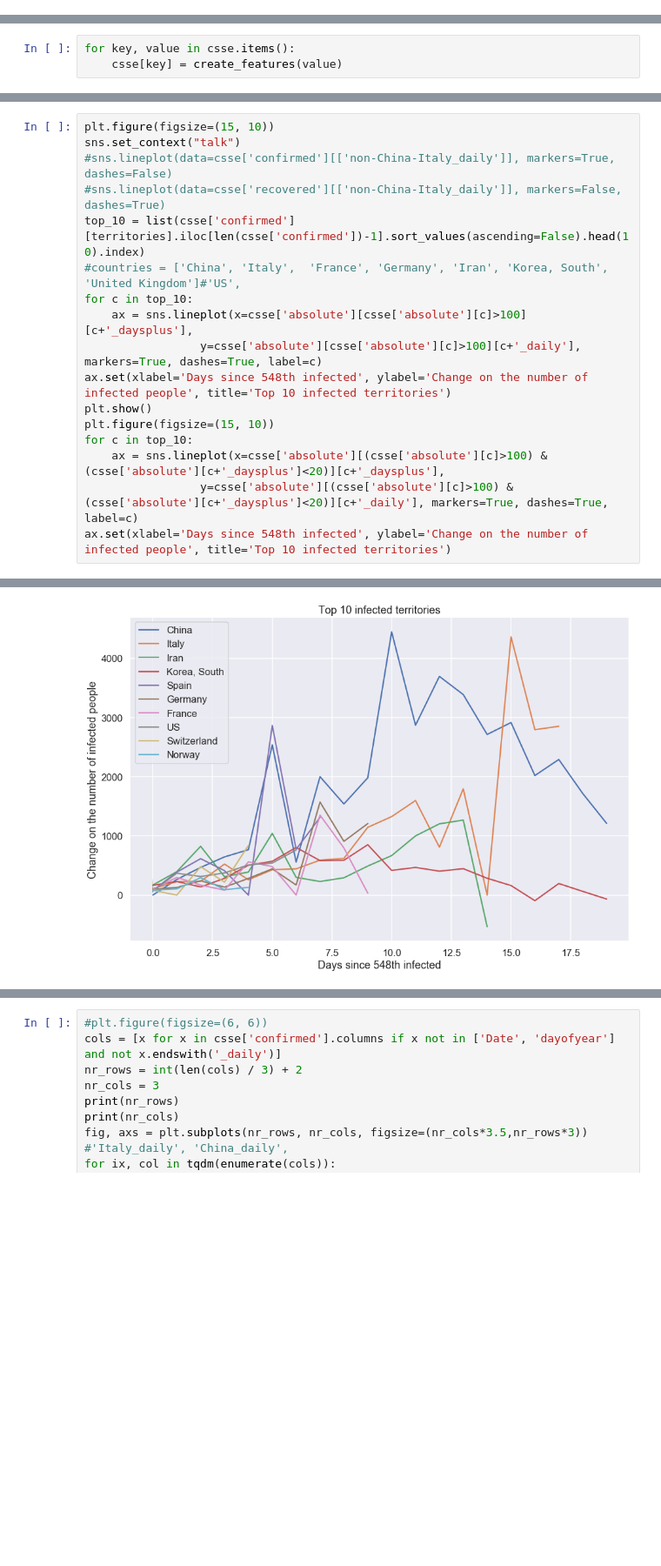
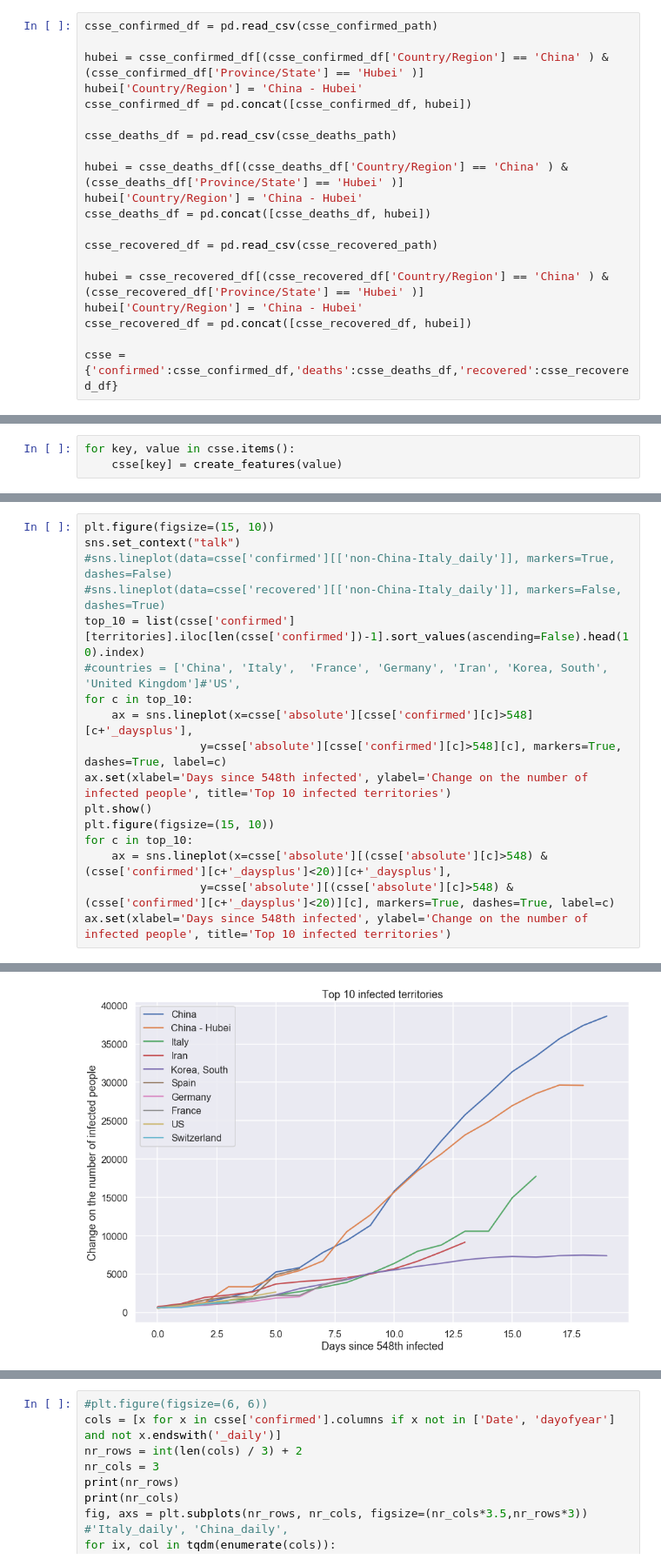
Before and after one commit to bleand/covid-19, a Jupyter notebook: Untitled.ipynb, the cells around one changed output, grey strips where cells are left out. Shown at 87% size. Drawn from its saved outputs; the diff is of its cells as text; blank space fills up the shorter version.

```diff
--- a/Untitled.ipynb
+++ b/Untitled.ipynb
@@ -27,0 +23,20 @@ csse = {'confirmed':csse_confirmed_df,'deaths':csse_deaths_df,'recovered':csse_r
+# %%
+csse_confirmed_df = pd.read_csv(csse_confirmed_path)
+
+hubei = csse_confirmed_df[(csse_confirmed_df['Country/Region'] == 'China' ) & (csse_confirmed_df['Province/State'] == 'Hubei' )]
+hubei['Country/Region'] = 'China - Hubei'
+csse_confirmed_df = pd.concat([csse_confirmed_df, hubei])
+
+csse_deaths_df = pd.read_csv(csse_deaths_path)
+
+hubei = csse_deaths_df[(csse_deaths_df['Country/Region'] == 'China' ) & (csse_deaths_df['Province/State'] == 'Hubei' )]
+hubei['Country/Region'] = 'China - Hubei'
+csse_deaths_df = pd.concat([csse_deaths_df, hubei])
+
+csse_recovered_df = pd.read_csv(csse_recovered_path)
+
+hubei = csse_recovered_df[(csse_recovered_df['Country/Region'] == 'China' ) & (csse_recovered_df['Province/State'] == 'Hubei' )]
+hubei['Country/Region'] = 'China - Hubei'
+csse_recovered_df = pd.concat([csse_recovered_df, hubei])
+
+csse = {'confirmed':csse_confirmed_df,'deaths':csse_deaths_df,'recovered':csse_recovered_df}
@@ -108,13 +142,13 @@ sns.set_context("talk")
 top_10 = list(csse['confirmed'][territories].iloc[len(csse['confirmed'])-1].sort_values(ascending=False).head(10).index)
 #countries = ['China', 'Italy',  'France', 'Germany', 'Iran', 'Korea, South', 'United Kingdom']#'US',
 for c in top_10:
-    ax = sns.lineplot(x=csse['absolute'][csse['absolute'][c]>100][c+'_daysplus'],
-                 y=csse['absolute'][csse['absolute'][c]>100][c+'_daily'], markers=True, dashes=True, label=c)
+    ax = sns.lineplot(x=csse['absolute'][csse['confirmed'][c]>548][c+'_daysplus'],
+                 y=csse['absolute'][csse['confirmed'][c]>548][c], markers=True, dashes=True, label=c)
 ax.set(xlabel='Days since 548th infected', ylabel='Change on the number of infected people', title='Top 10 infected territories')
 plt.show()
 plt.figure(figsize=(15, 10))
 for c in top_10:
-    ax = sns.lineplot(x=csse['absolute'][(csse['absolute'][c]>100) & (csse['absolute'][c+'_daysplus']<20)][c+'_daysplus'],
-                 y=csse['absolute'][(csse['absolute'][c]>100) & (csse['absolute'][c+'_daysplus']<20)][c+'_daily'], markers=True, dashes=True, label=c)
+    ax = sns.lineplot(x=csse['absolute'][(csse['absolute'][c]>548) & (csse['confirmed'][c+'_daysplus']<20)][c+'_daysplus'],
+                 y=csse['absolute'][(csse['absolute'][c]>548) & (csse['confirmed'][c+'_daysplus']<20)][c], markers=True, dashes=True, label=c)
 ax.set(xlabel='Days since 548th infected', ylabel='Change on the number of infected people', title='Top 10 infected territories')
 # %% [output]
@@ -122,4 +156,4 @@ ax.set(xlabel='Days since 548th infected', ylabel='Change on the number of infec
 [Text(0, 0.5, 'Change on the number of infected people'),
  Text(0.5, 0, 'Days since 548th infected'),
  Text(0.5, 1.0, 'Top 10 infected territories')]
-[figure, old version]
+[figure, new version]
```
Also changed, not shown: parts of 15 cells of this notebook, 1 other file.
